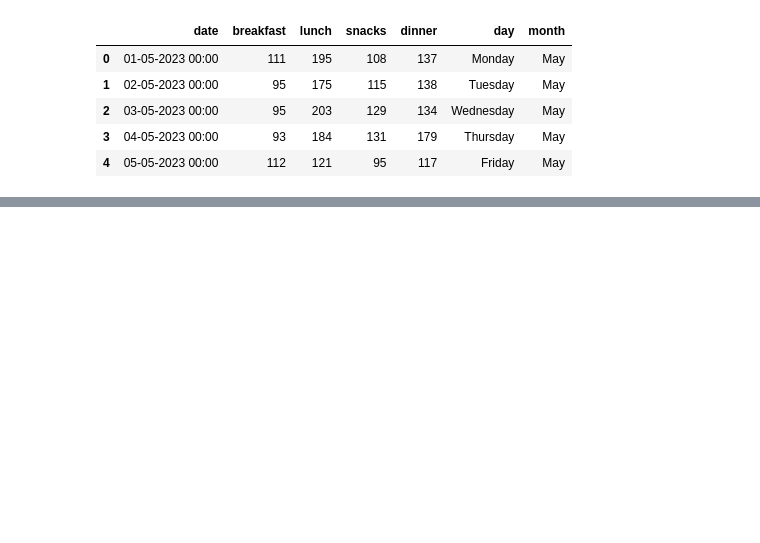
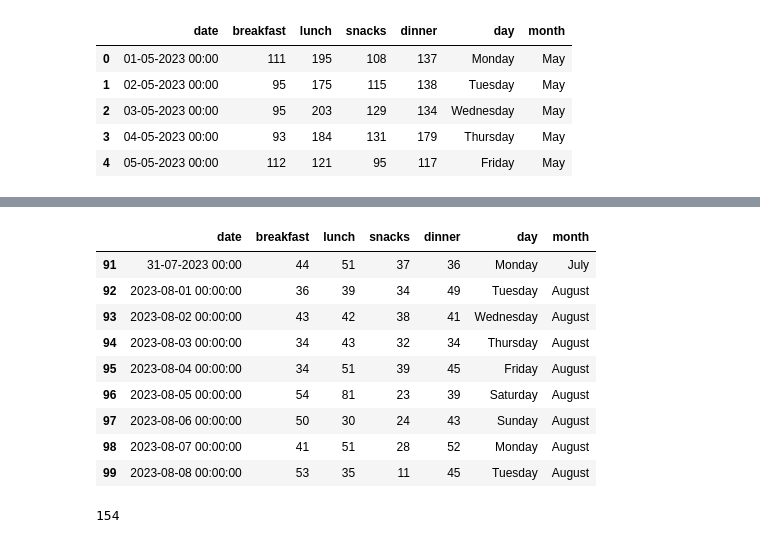
Before and after one commit to tenseisoham/MLPR, a Jupyter notebook: eda/eda.ipynb, the cells around one changed output, grey strips where cells are left out. Drawn from its saved outputs; the diff is of its cells as text; code cells hidden in the pictures; blank space fills up the shorter version.

```diff
--- a/eda/eda.ipynb
+++ b/eda/eda.ipynb
@@ -40,3 +56,6 @@ data.head()
 | 2 | 03-05-2023 00:00 | 95.0 | 203.0 | 129.0 | 134.0 |
 | 3 | 04-05-2023 00:00 | 93.0 | 184.0 | 131.0 | 179.0 |
 | 4 | 05-05-2023 00:00 | 112.0 | 121.0 | 95.0 | 117.0 |
+# %%
+data2 = format_columns(data2)
+data2.head()
@@ -55,0 +97,5 @@ null_rows
+# %%
+data2 = data2.dropna()
+# dropping the last 4 rows
+data2 = data2[:-4]
+data2.tail()
@@ -82,3 +139,9 @@ data.head()
 | 2 | 03-05-2023 00:00 | 95 | 203 | 129 | 134 |
 | 3 | 04-05-2023 00:00 | 93 | 184 | 131 | 179 |
 | 4 | 05-05-2023 00:00 | 112 | 121 | 95 | 117 |
+# %%
+data2['breakfast'] = data2['breakfast'].astype(int)
+data2['lunch'] = data2['lunch'].astype(int)
+data2['snacks'] = data2['snacks'].astype(int)
+data2['dinner'] = data2['dinner'].astype(int)
+data2.head()
@@ -94,3 +164,7 @@ data.head()
 | 2 | 03-05-2023 00:00 | 95 | 203 | 129 | 134 | Wednesday | May |
 | 3 | 04-05-2023 00:00 | 93 | 184 | 131 | 179 | Thursday | May |
 | 4 | 05-05-2023 00:00 | 112 | 121 | 95 | 117 | Friday | May |
+# %%
+data2['day'] = pd.to_datetime(data2['date'], dayfirst=True).dt.day_name()
+data2['month'] = pd.to_datetime(data2['date'], dayfirst=True).dt.month_name()
+data2.head()
@@ -96,0 +178,19 @@ data.head()
+# %%
+# concatenating the two datasets
+data = pd.concat([data, data2], ignore_index=True)
+data[91:100]
+# %% [output]
+|  | date | breakfast | lunch | snacks | dinner | day | month |
+| 91 | 31-07-2023 00:00 | 44 | 51 | 37 | 36 | Monday | July |
+| 92 | 2023-08-01 00:00:00 | 36 | 39 | 34 | 49 | Tuesday | August |
+| 93 | 2023-08-02 00:00:00 | 43 | 42 | 38 | 41 | Wednesday | August |
+| 94 | 2023-08-03 00:00:00 | 34 | 43 | 32 | 34 | Thursday | August |
+| 95 | 2023-08-04 00:00:00 | 34 | 51 | 39 | 45 | Friday | August |
+| 96 | 2023-08-05 00:00:00 | 54 | 81 | 23 | 39 | Saturday | August |
+| 97 | 2023-08-06 00:00:00 | 50 | 30 | 24 | 43 | Sunday | August |
+| 98 | 2023-08-07 00:00:00 | 41 | 51 | 28 | 52 | Monday | August |
+| 99 | 2023-08-08 00:00:00 | 53 | 35 | 11 | 45 | Tuesday | August |
+# %%
+len(data)
+# %% [output]
+154
```
Also changed, not shown: parts of 8 cells of this notebook.
